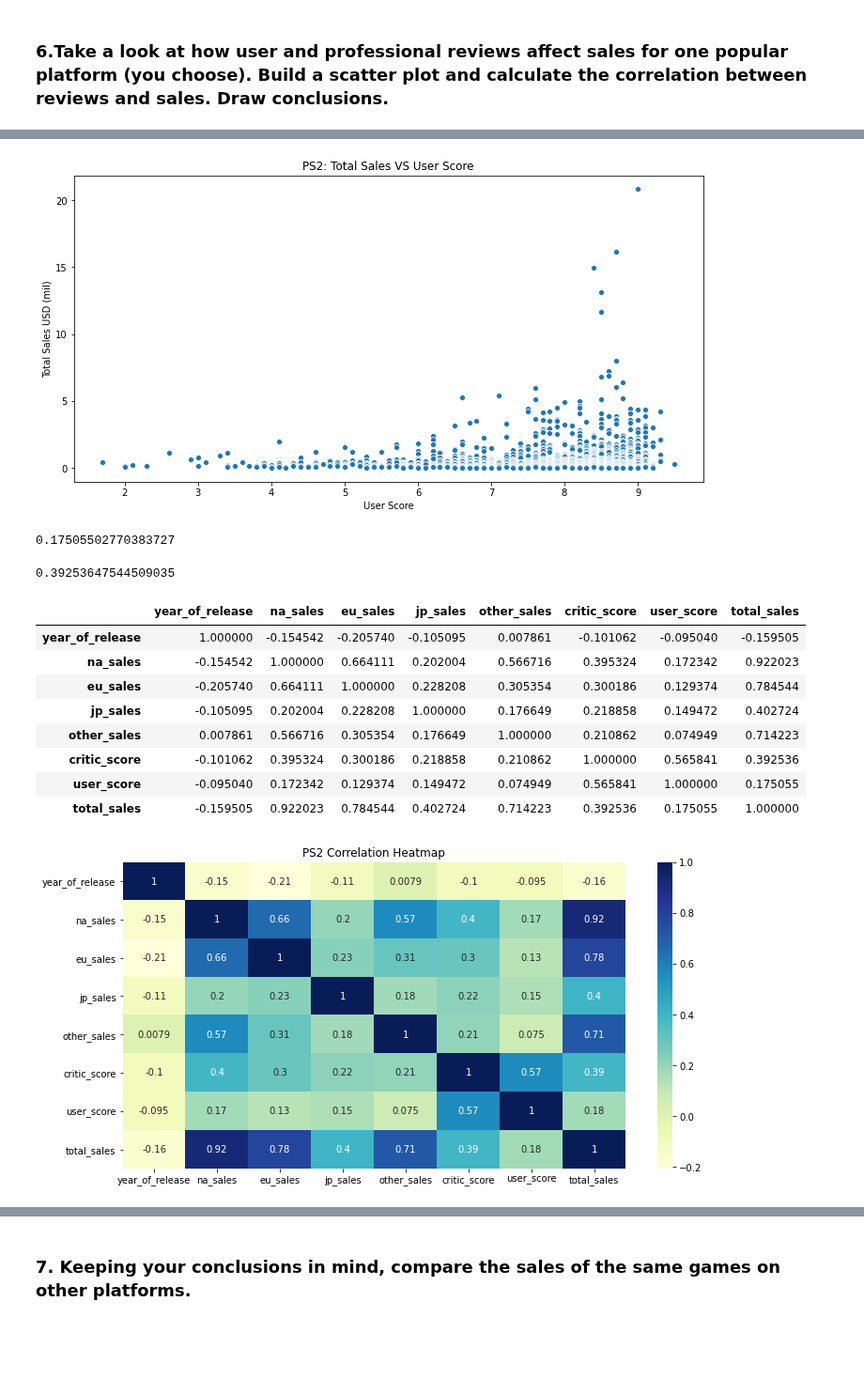
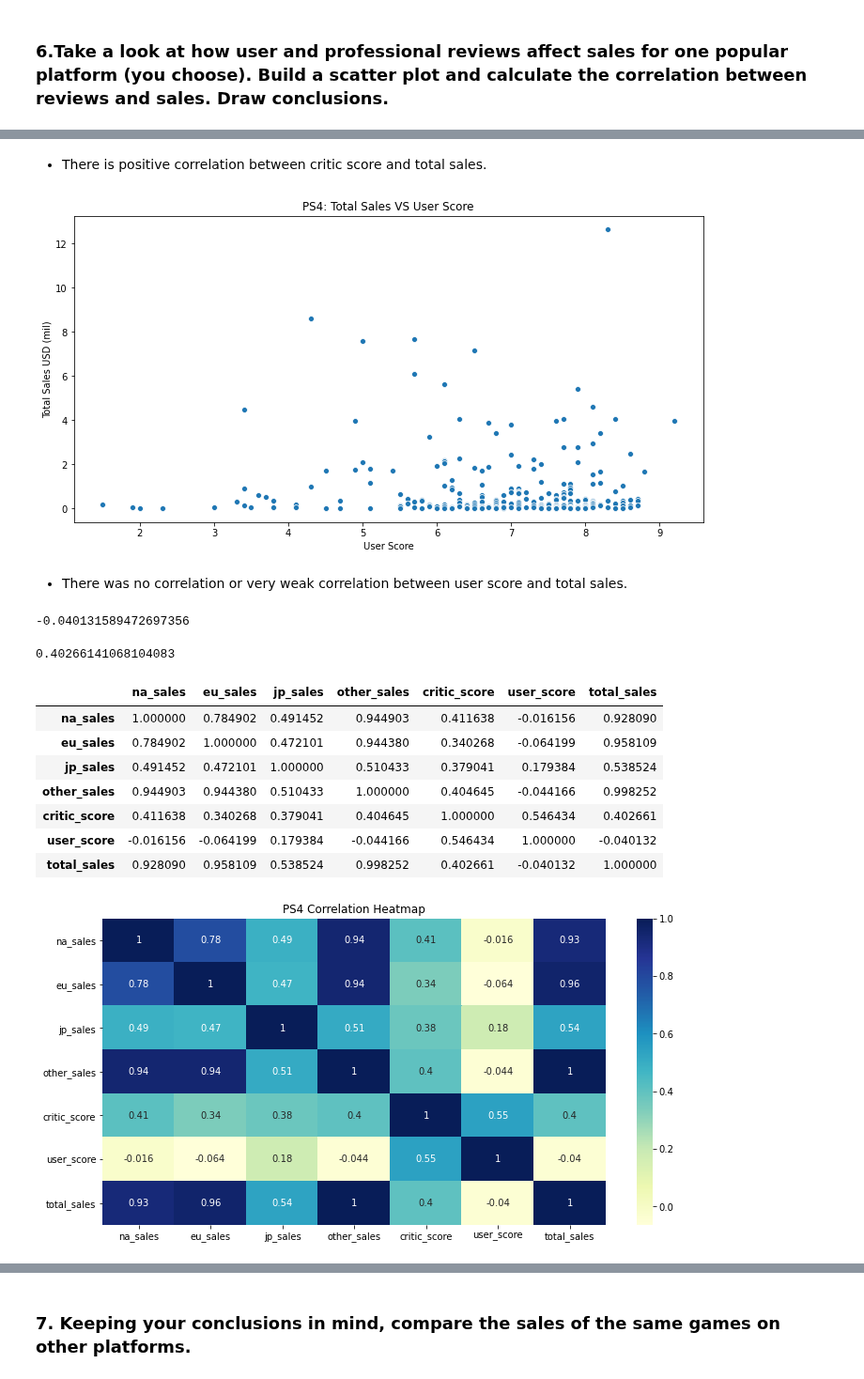
Before and after one commit to rainbowmoonlight/Yandex_Practicum_Projects, a Jupyter notebook: 04 Online Video Game Store Campaign/Online Video Game Store Campaign.ipynb, the cells around one changed output, grey strips where cells are left out. Shown at 94% size. Cells and saved outputs as stored; diff of their text form; code cells hidden in the pictures; blank space fills up the shorter version.

```diff
--- a/04 Online Video Game Store Campaign/Online Video Game Store Campaign.ipynb
+++ b/04 Online Video Game Store Campaign/Online Video Game Store Campaign.ipynb
@@ -881,6 +881,6 @@ Based on the most popular platform by total sales which is PS2 (2000 to 2011) an
 # %%
 original_df = df.copy()
-df = df.loc[df['year_of_release']>=2000]
+df = df.loc[df['year_of_release']>=2014]
 # %% [markdown]
 ### 4. Which platforms are leading in sales? Which ones are growing or shrinking? Select several potentially profitable platforms.
 # %%
@@ -909,4 +925,5 @@ plt.show()
 # %%
+df['year_of_release'] = df['year_of_release'].astype(str) # Prevent conversion to float
 plt.figure(figsize=(12,6))
 plt.xlabel('Year of Release')
 plt.ylabel('Total Sales USD (mil)')
@@ -1096,5 +1119,5 @@ I choose PS2 since it's the most popular video games platform and the most total
 # %%
-ps2 = df[df['platform']=='PS2']
-ps2.head()
+ps4 = df[df['platform']=='PS4']
+ps4.head()
 # %% [output]
 |  | name | platform | year_of_release | genre | na_sales | eu_sales | jp_sales | other_sales | critic_score | ... |
@@ -1115,39 +1138,42 @@ plt.show()
+# %% [markdown]
+- There is positive correlation between critic score and total sales.
 # %%
 plt.figure(figsize=(12,6))
-sns.scatterplot(data=ps2, x="user_score", y="total_sales")
-plt.title('PS2: Total Sales VS User Score')
+sns.scatterplot(data=ps4, x="user_score", y="total_sales")
+plt.title('PS4: Total Sales VS User Score')
 plt.xlabel("User Score")
 plt.ylabel("Total Sales USD (mil)")
 plt.show()
 # %% [output]
-[figure, old version]
+[figure, new version]
+# %% [markdown]
+- There was no correlation or very weak correlation between user score and total sales.
 # %%
-ps2['user_score'].corr(ps2['total_sales'])
+ps4['user_score'].corr(ps4['total_sales'])
 # %% [output]
-0.17505502770383727
+-0.040131589472697356
 # %%
-ps2['critic_score'] = ps2['critic_score'].astype('float')
+ps4['critic_score'] = ps4['critic_score'].astype('float')
 # %%
-ps2['critic_score'].corr(ps2['total_sales'])
+ps4['critic_score'].corr(ps4['total_sales'])
 # %% [output]
-0.39253647544509035
+0.40266141068104083
 # %%
-ps2.corr()
+ps4.corr()
 # %% [output]
-|  | year_of_release | na_sales | eu_sales | jp_sales | other_sales | critic_score | user_score | total_sales |
-| year_of_release | 1.000000 | -0.154542 | -0.205740 | -0.105095 | 0.007861 | -0.101062 | -0.095040 | -0.159505 |
-| na_sales | -0.154542 | 1.000000 | 0.664111 | 0.202004 | 0.566716 | 0.395324 | 0.172342 | 0.922023 |
-| eu_sales | -0.205740 | 0.664111 | 1.000000 | 0.228208 | 0.305354 | 0.300186 | 0.129374 | 0.784544 |
-| jp_sales | -0.105095 | 0.202004 | 0.228208 | 1.000000 | 0.176649 | 0.218858 | 0.149472 | 0.402724 |
-| other_sales | 0.007861 | 0.566716 | 0.305354 | 0.176649 | 1.000000 | 0.210862 | 0.074949 | 0.714223 |
-| critic_score | -0.101062 | 0.395324 | 0.300186 | 0.218858 | 0.210862 | 1.000000 | 0.565841 | 0.392536 |
-| user_score | -0.095040 | 0.172342 | 0.129374 | 0.149472 | 0.074949 | 0.565841 | 1.000000 | 0.175055 |
-| total_sales | -0.159505 | 0.922023 | 0.784544 | 0.402724 | 0.714223 | 0.392536 | 0.175055 | 1.000000 |
+|  | na_sales | eu_sales | jp_sales | other_sales | critic_score | user_score | total_sales |
+| na_sales | 1.000000 | 0.784902 | 0.491452 | 0.944903 | 0.411638 | -0.016156 | 0.928090 |
+| eu_sales | 0.784902 | 1.000000 | 0.472101 | 0.944380 | 0.340268 | -0.064199 | 0.958109 |
+| jp_sales | 0.491452 | 0.472101 | 1.000000 | 0.510433 | 0.379041 | 0.179384 | 0.538524 |
+| other_sales | 0.944903 | 0.944380 | 0.510433 | 1.000000 | 0.404645 | -0.044166 | 0.998252 |
+| critic_score | 0.411638 | 0.340268 | 0.379041 | 0.404645 | 1.000000 | 0.546434 | 0.402661 |
+| user_score | -0.016156 | -0.064199 | 0.179384 | -0.044166 | 0.546434 | 1.000000 | -0.040132 |
+| total_sales | 0.928090 | 0.958109 | 0.538524 | 0.998252 | 0.402661 | -0.040132 | 1.000000 |
 # %%
 plt.figure(figsize=(12,6))
-plt.title('PS2 Correlation Heatmap')
-sns.heatmap(ps2.corr(), annot=True, cmap="YlGnBu")
+plt.title('PS4 Correlation Heatmap')
+sns.heatmap(ps4.corr(), annot=True, cmap="YlGnBu")
 plt.show()
 # %% [output]
-[figure, old version]
+[figure, new version]
 # %% [markdown]
```
Also changed, not shown: parts of 84 cells of this notebook.
